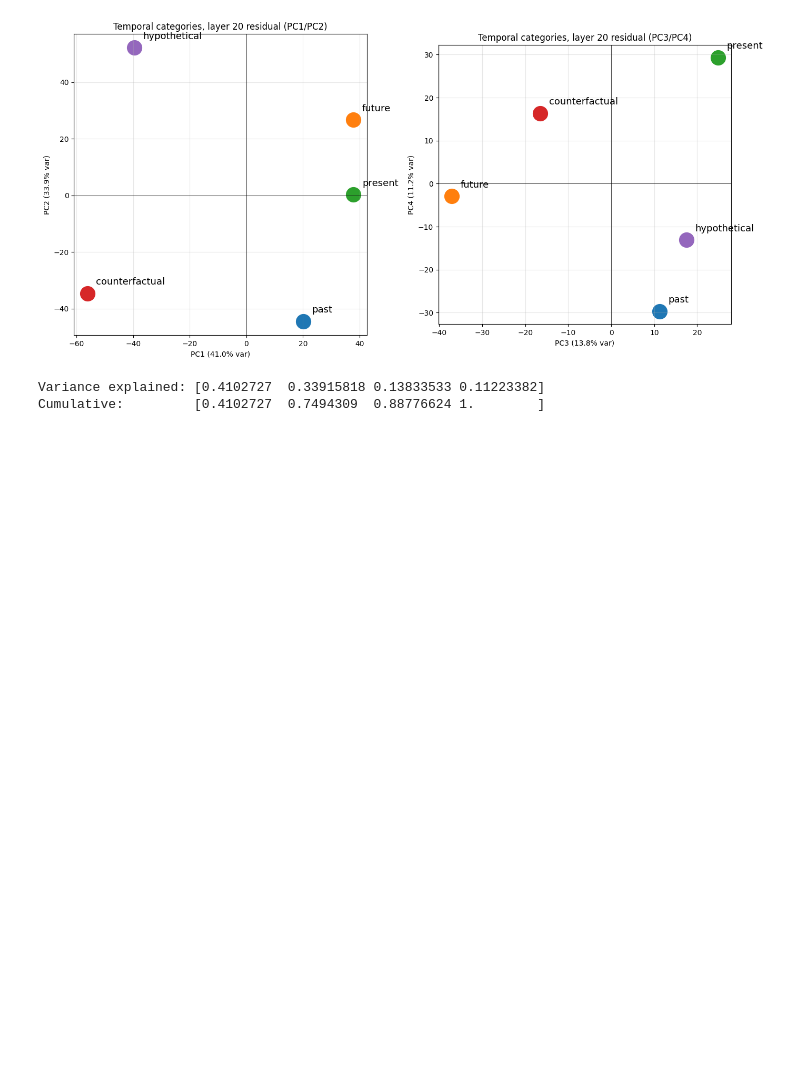
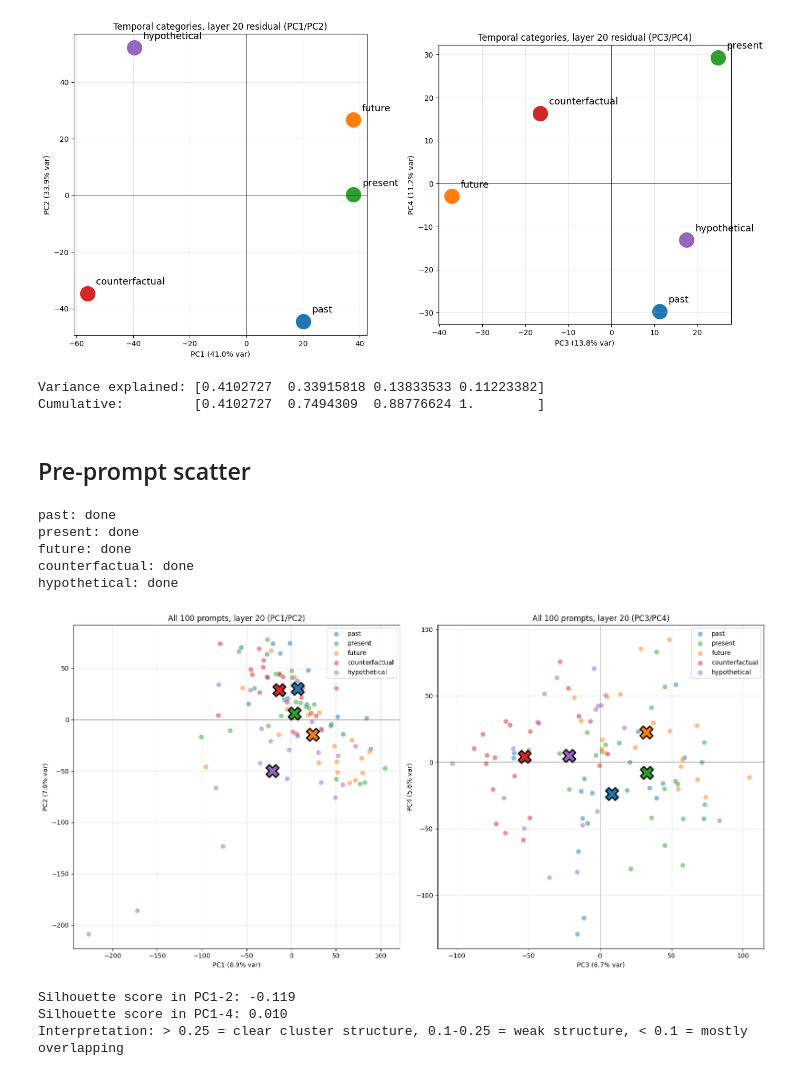
Before and after one commit to nikozhuk/interp_emotions, a Jupyter notebook: temporal-interp-research-01.ipynb, the cells around one changed output. Cells and saved outputs as stored; diff of their text form; code cells hidden in the pictures; blank space fills up the shorter version.

Commit message:
pre-prompt scatter

```diff
--- a/temporal-interp-research-01.ipynb
+++ b/temporal-interp-research-01.ipynb
@@ -451,3 +451,72 @@ print(f"Cumulative:         {np.cumsum(pca.explained_variance_ratio_)}")
 [figure]
 Variance explained: [0.4102727  0.33915818 0.13833533 0.11223382]
 Cumulative:         [0.4102727  0.7494309  0.88776624 1.        ]
+# %% [markdown]
+## Pre-prompt scatter
+# %%
+import numpy as np
+from sklearn.decomposition import PCA
+from sklearn.metrics import silhouette_score
+import matplotlib.pyplot as plt
+
+ORDERED_CATS = ["past", "present", "future", "counterfactual", "hypothetical"]
+colors = ["#1f77b4", "#2ca02c", "#ff7f0e", "#d62728", "#9467bd"]
+
+# Collect all 100 prompts' last-token residuals at layer 20
+all_vecs, all_labels = [], []
+for cat in ORDERED_CATS:
+    for p in ALL_TEMPORAL_CATEGORIES[cat]:
+        tokens = model.to_tokens(p)
+        _, cache = model.run_with_cache(
+            tokens, names_filter="blocks.20.hook_resid_post", return_type=None,
+        )
+        all_vecs.append(cache["blocks.20.hook_resid_post"][0, -1].float())
+        all_labels.append(cat)
+    print(f"{cat}: done")
+
+X = torch.stack(all_vecs).cpu().numpy()
+X_centered = X - X.mean(0, keepdims=True)
+pca = PCA(n_components=4)
+P = pca.fit_transform(X_centered)
+
+# Plot
+fig, axes = plt.subplots(1, 2, figsize=(16, 8))
+for ax_idx, (px, py) in enumerate([(0, 1), (2, 3)]):
+    ax = axes[ax_idx]
+    for i, cat in enumerate(ORDERED_CATS):
+        mask = np.array([l == cat for l in all_labels])
+        # Individual points
+        ax.scatter(P[mask, px], P[mask, py], s=60, c=colors[i],
+                   alpha=0.5, label=cat, edgecolors="white", linewidth=0.5)
+        # Centroid as black-bordered X
+        cx, cy = P[mask, px].mean(), P[mask, py].mean()
+        ax.scatter(cx, cy, s=400, c=colors[i], edgecolors="black",
+                   linewidth=2, marker="X", zorder=5)
+    ax.set_xlabel(f"PC{px+1} ({pca.explained_variance_ratio_[px]:.1%} var)")
+    ax.set_ylabel(f"PC{py+1} ({pca.explained_variance_ratio_[py]:.1%} var)")
+    ax.set_title(f"All 100 prompts, layer 20 (PC{px+1}/PC{py+1})")
+    ax.legend(loc="best", framealpha=0.9)
+    ax.grid(alpha=0.3)
+    ax.axhline(0, color="k", lw=0.4); ax.axvline(0, color="k", lw=0.4)
+
+plt.tight_layout()
+plt.show()
+
+# Cluster separation metrics
+label_ids = np.array([ORDERED_CATS.index(l) for l in all_labels])
+sil_2d = silhouette_score(P[:, :2], label_ids)
+sil_4d = silhouette_score(P[:, :4], label_ids)
+print(f"\nSilhouette score in PC1-2: {sil_2d:.3f}")
+print(f"Silhouette score in PC1-4: {sil_4d:.3f}")
+print("Interpretation: > 0.25 = clear cluster structure, "
+      "0.1-0.25 = weak structure, < 0.1 = mostly overlapping")
+# %% [output]
+past: done
+present: done
+future: done
+counterfactual: done
+hypothetical: done
+[figure, added]
+Silhouette score in PC1-2: -0.119
+Silhouette score in PC1-4: 0.010
+Interpretation: > 0.25 = clear cluster structure, 0.1-0.25 = weak structure, < 0.1 = mostly overlapping
```
Also changed, not shown: parts of 1 cell of this notebook, 1 other file.
